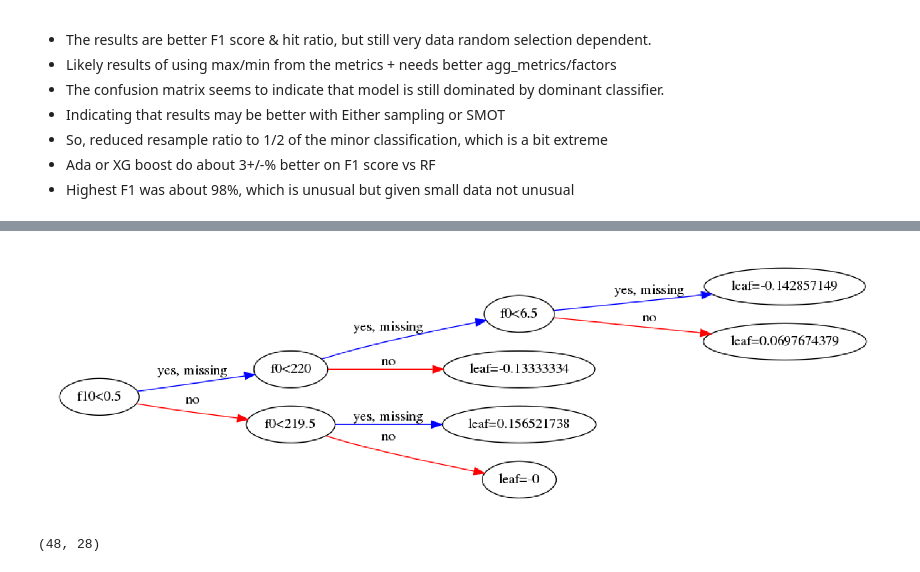
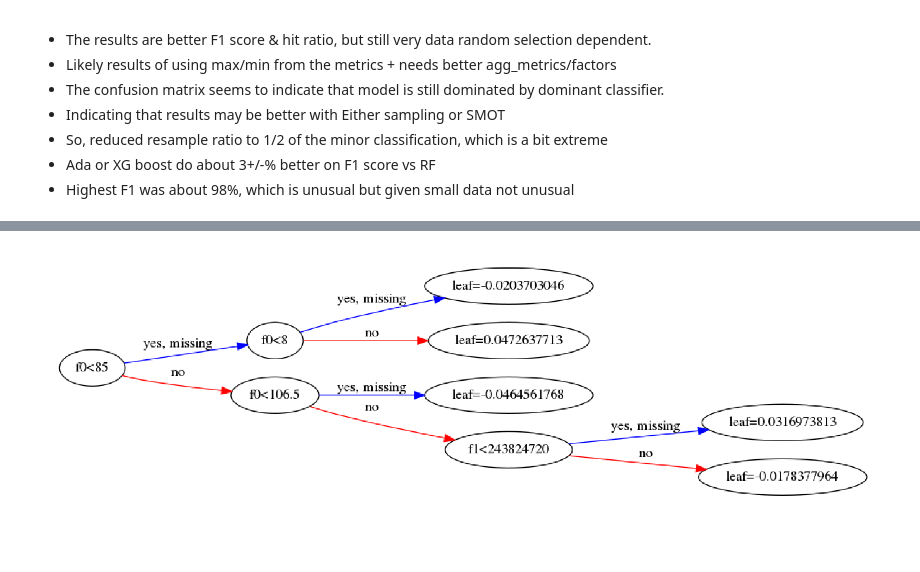
Before and after one commit to yelled1/AmzTask, a Jupyter notebook: Analytics.ipynb, the cells around one changed output, grey strips where cells are left out. Saved outputs shown, nothing was run; the diff lists cells and outputs as text; code cells hidden in the pictures; blank space fills up the shorter version.

```diff
--- a/Analytics.ipynb
+++ b/Analytics.ipynb
@@ -122,18 +122,14 @@ Accuracy: 85.417%
 # %%
 # plot decision tree
 from xgboost import plot_tree
 import matplotlib.pyplot as plt
 import matplotlib as mpl
 %matplotlib inline
 
 mpl.rcParams['figure.dpi'] = 300
 #%config InlineBackend.figure_format = 'svg'
 
-plot_tree(boost_clf, num_trees=0, rankdir='LR')
+plot_tree(boost_clf, num_trees=99, rankdir='LR')
 plt.show()
 # %% [output]
-[figure, old version]
+[figure, new version]
-# %%
-X_test.shape
-# %% [output]
-(48, 28)
```
Also changed, not shown: parts of 2 cells of this notebook, 1 other file.
